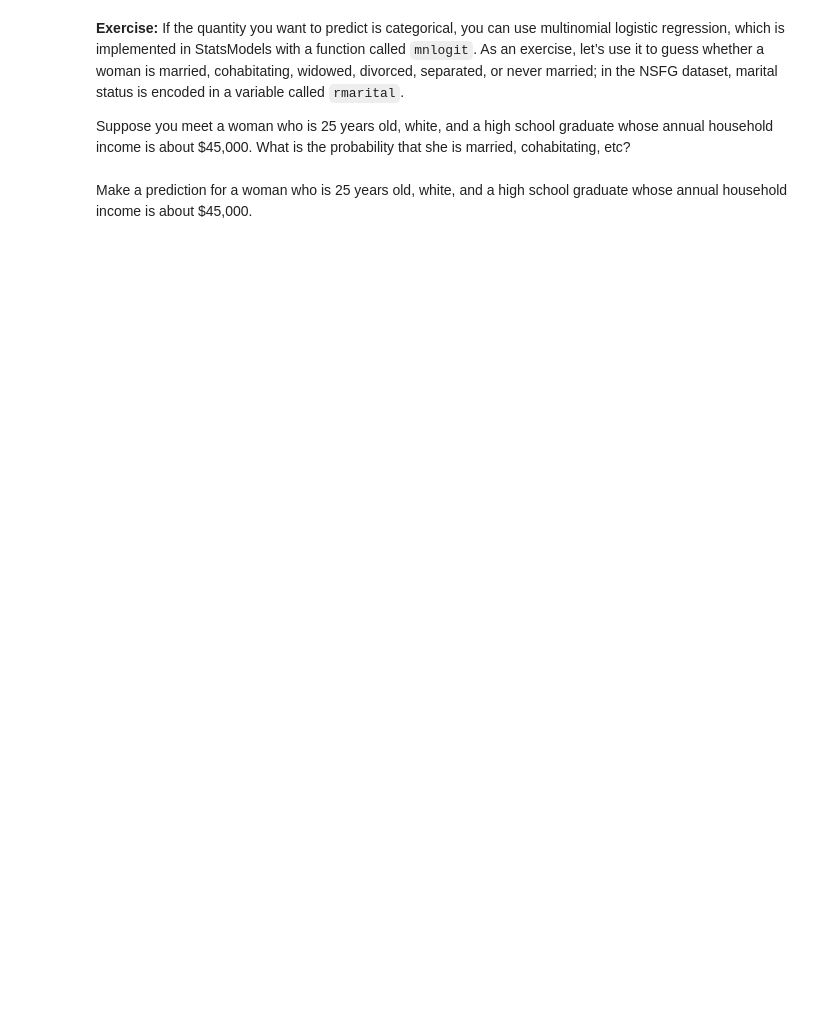
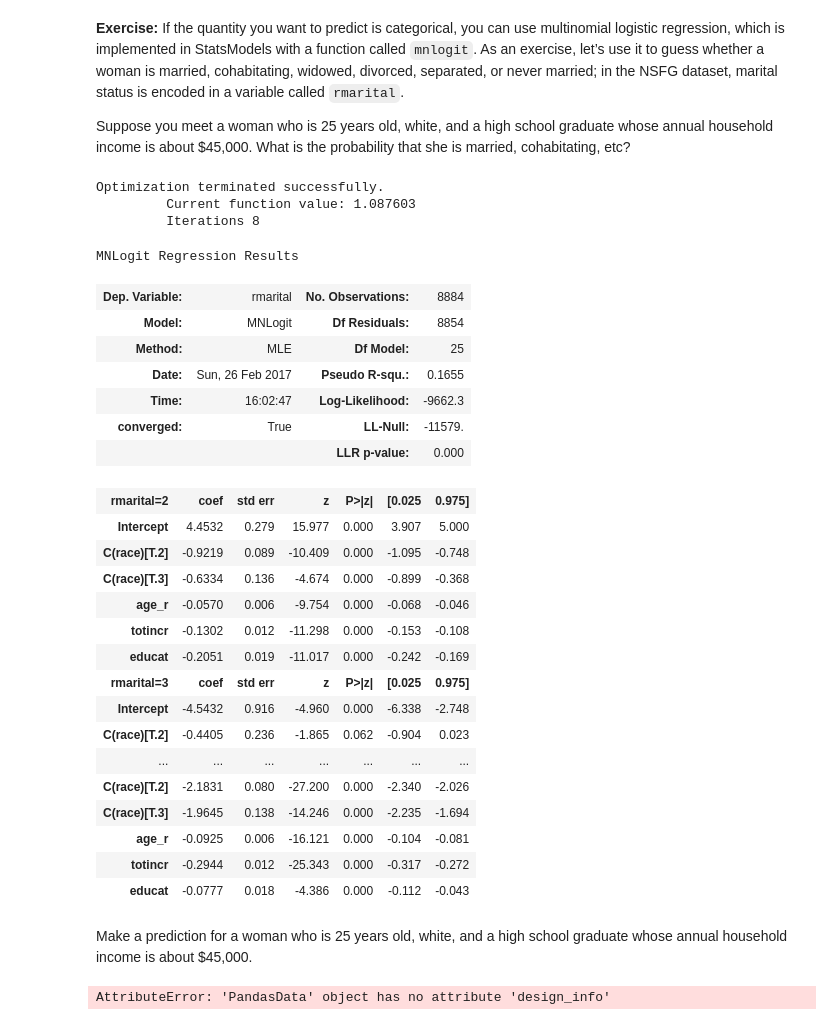
Before and after one commit to SeanCCarter/ThinkStats2, a Jupyter notebook: code/chap11mine.ipynb, the cells around one changed output. Cells and saved outputs as stored; diff of their text form; code cells hidden in the pictures; blank space fills up the shorter version.

```diff
--- a/code/chap11mine.ipynb
+++ b/code/chap11mine.ipynb
@@ -531,3 +728,36 @@ Suppose you meet a woman who is 25 years old, white, and a high school graduate
+# %%
+formula = 'rmarital ~ age_r + C(race) + totincr + educat'
+model = smf.mnlogit(formula, data=join)
+mnlogitresults = model.fit()
+mnlogitresults.summary()
+# %% [output]
+Optimization terminated successfully.
+         Current function value: 1.087603
+         Iterations 8
+MNLogit Regression Results
+| Dep. Variable: | rmarital | No. Observations: | 8884 |
+| Model: | MNLogit | Df Residuals: | 8854 |
+| Method: | MLE | Df Model: | 25 |
+| Date: | Sun, 26 Feb 2017 | Pseudo R-squ.: | 0.1655 |
+| Time: | 16:02:47 | Log-Likelihood: | -9662.3 |
+| converged: | True | LL-Null: | -11579. |
+|  |  | LLR p-value: | 0.000 |
+| rmarital=2 | coef | std err | z | P>|z| | [0.025 | 0.975] |
+| Intercept | 4.4532 | 0.279 | 15.977 | 0.000 | 3.907 | 5.000 |
+| C(race)[T.2] | -0.9219 | 0.089 | -10.409 | 0.000 | -1.095 | -0.748 |
+| C(race)[T.3] | -0.6334 | 0.136 | -4.674 | 0.000 | -0.899 | -0.368 |
+| age_r | -0.0570 | 0.006 | -9.754 | 0.000 | -0.068 | -0.046 |
+| totincr | -0.1302 | 0.012 | -11.298 | 0.000 | -0.153 | -0.108 |
+| educat | -0.2051 | 0.019 | -11.017 | 0.000 | -0.242 | -0.169 |
+| rmarital=3 | coef | std err | z | P>|z| | [0.025 | 0.975] |
+| Intercept | -4.5432 | 0.916 | -4.960 | 0.000 | -6.338 | -2.748 |
+| C(race)[T.2] | -0.4405 | 0.236 | -1.865 | 0.062 | -0.904 | 0.023 |
+| ... | ... | ... | ... | ... | ... | ... |
+| C(race)[T.2] | -2.1831 | 0.080 | -27.200 | 0.000 | -2.340 | -2.026 |
+| C(race)[T.3] | -1.9645 | 0.138 | -14.246 | 0.000 | -2.235 | -1.694 |
+| age_r | -0.0925 | 0.006 | -16.121 | 0.000 | -0.104 | -0.081 |
+| totincr | -0.2944 | 0.012 | -25.343 | 0.000 | -0.317 | -0.272 |
+| educat | -0.0777 | 0.018 | -4.386 | 0.000 | -0.112 | -0.043 |
 # %% [markdown]
 Make a prediction for a woman who is 25 years old, white, and a high
 school graduate whose annual household income is about $45,000.
@@ -535,0 +764,9 @@ school graduate whose annual household income is about $45,000.
+# %%
+columns = ['age_r', 'race', 'educat', 'totincr']
+new = pd.DataFrame([[25, 2, 11, 12]], columns=columns)
+mnlogitresults.predict(new)
+#Whenever I run this prediction, I get the error AttributeError: 'PandasData' object has no attribute 'design_info'
+#I tried looking at the solution do see what I did wrong, but it did it the same way, and had the same error when I
+#tried re-running that section in the solution notebook. I'm a bit confused.
+# %% [output]
+AttributeError: 'PandasData' object has no attribute 'design_info'
```
Also changed, not shown: parts of 26 cells of this notebook, 1 other file.
